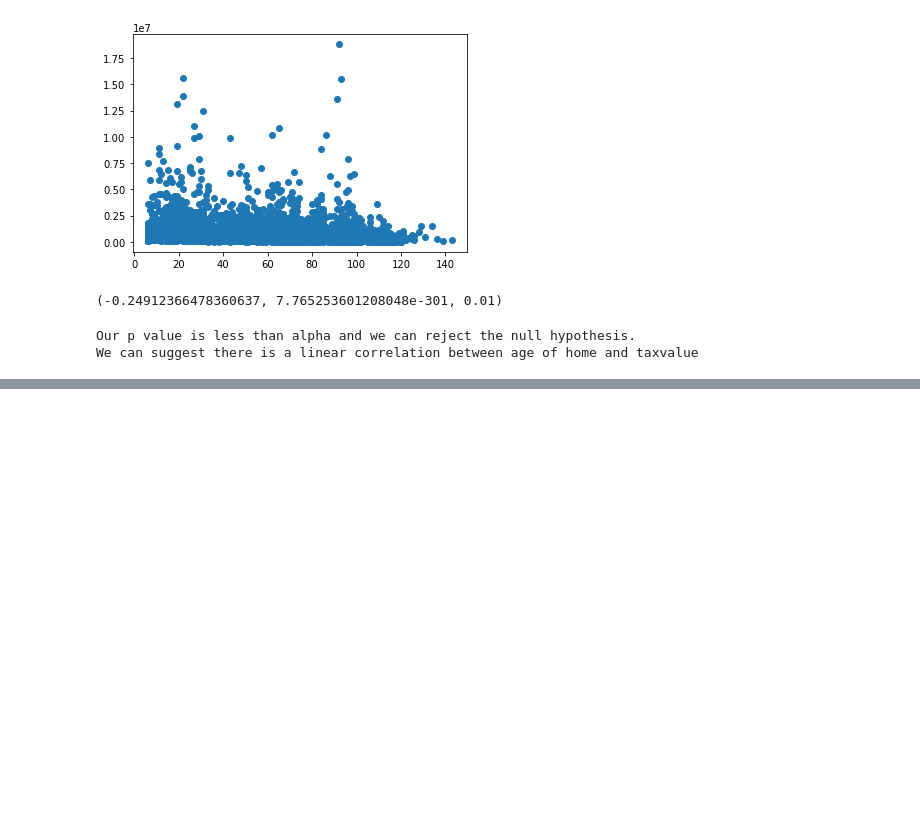
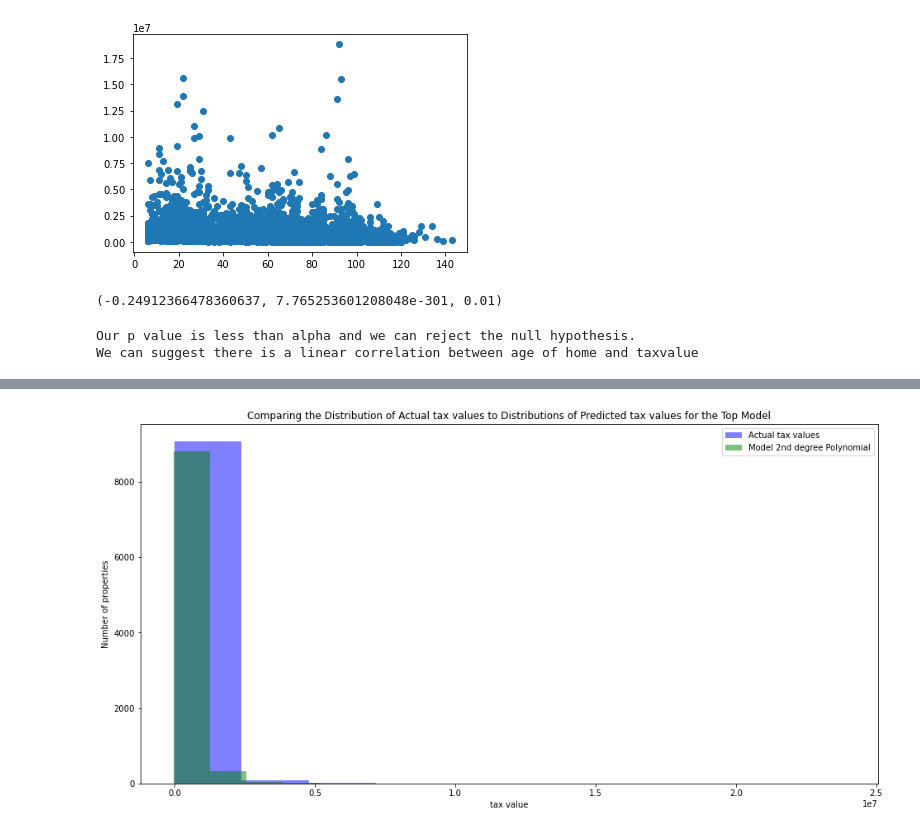
Before and after one commit to mariamnaqvi/predicting_property_values, a Jupyter notebook: final_report_zillow.ipynb, the cells around one changed output, grey strips where cells are left out. Drawn from its saved outputs; the diff is of its cells as text; code cells hidden in the pictures; blank space fills up the shorter version.

```diff
--- a/final_report_zillow.ipynb
+++ b/final_report_zillow.ipynb
@@ -891,0 +1017,3 @@ We can suggest there is a linear correlation between age of home and taxvalue
+# %%
+# features to include in model
+features = ['latitude', 'longitude', 'num_beds', 'num_sqft', 'county_6111']
@@ -891,0 +1316,12 @@ We can suggest there is a linear correlation between age of home and taxvalue
+# %%
+# plot to visualize actual vs predicted values
+plt.figure(figsize=(16,8))
+plt.hist(y_validate.tax_value, color='blue', alpha=.5, label="Actual tax values")
+plt.hist(y_validate.tv_pred_pm, color='green', alpha=.5, label="Model 2nd degree Polynomial")
+plt.xlabel("tax value")
+plt.ylabel("Number of properties")
+plt.title("Comparing the Distribution of Actual tax values to Distributions of Predicted tax values for the Top Model")
+plt.legend()
+plt.show()
+# %% [output]
+[figure, added]
```
Also changed, not shown: parts of 49 cells of this notebook.
